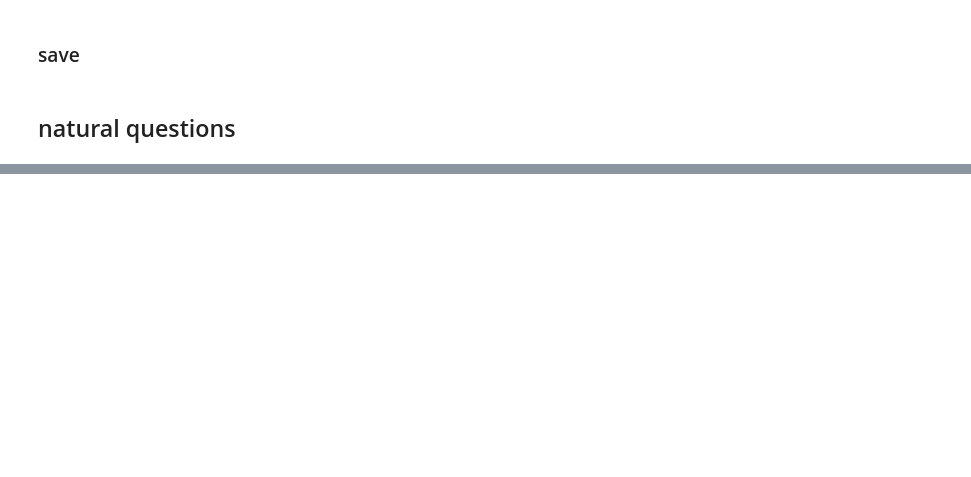
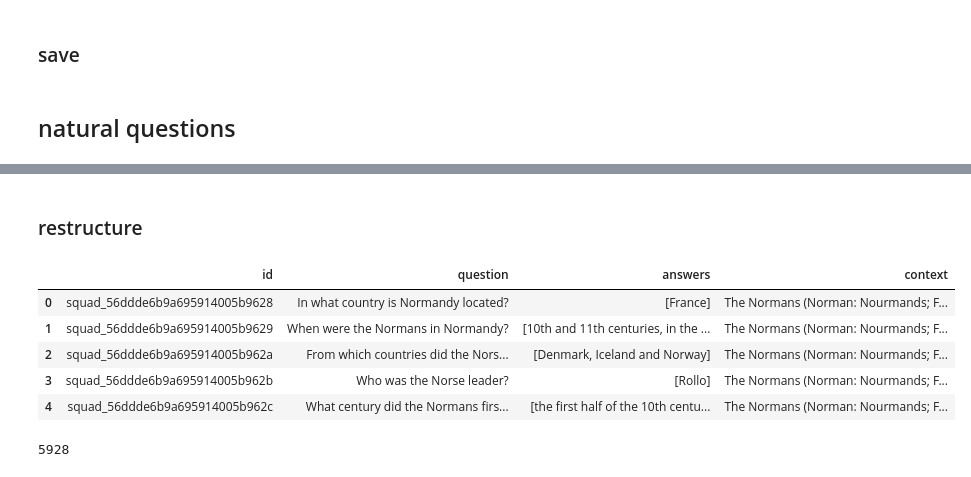
Before and after one commit to qiweijian/HDInstruct, a Jupyter notebook: notebooks/create_dataset.ipynb, the cells around one changed output, grey strips where cells are left out. Drawn from its saved outputs; the diff is of its cells as text; code cells hidden in the pictures; blank space fills up the shorter version.

```diff
--- a/notebooks/create_dataset.ipynb
+++ b/notebooks/create_dataset.ipynb
@@ -95,3 +98,6 @@ unified_coqa_df.head()
 unified_coqa_df.to_json('./data/processed/coqa.json', orient='records', lines=True)
 # %% [markdown]
 ## natural questions
+# %%
+# if you can reach huggingface , you can load_dataset directly
+nq_ds = load_dataset("nq_open", split='validation', cache_dir="/home/qwj/hfcache/datasets")
@@ -97,0 +116,3 @@ unified_coqa_df.to_json('./data/processed/coqa.json', orient='records', lines=Tr
+# %%
+nq_df = pd.DataFrame(nq_ds)
+nq_df.head()
@@ -97,0 +126,11 @@ unified_coqa_df.to_json('./data/processed/coqa.json', orient='records', lines=Tr
+# %%
+new_nq = []
+for idx, row in nq_df.iterrows():
+    new_nq.append({
+        'id': f"nq_{idx}",
+        'question': row['question'],
+        'ground_truth': row['answer']
+    })
+
+new_nq_df = pd.DataFrame(new_nq)
+new_nq_df.head()
@@ -97,0 +205,5 @@ unified_coqa_df.to_json('./data/processed/coqa.json', orient='records', lines=Tr
+# %%
+# download https://rajpurkar.github.io/SQuAD-explorer/dataset/dev-v2.0.json to ./data/raw/squad-dev-v2.0.json
+
+squad_df = pd.DataFrame.from_dict(json.load(open('./data/raw/squad-dev-v2.0.json'))['data'])
+squad_df.head()
@@ -97,0 +217,34 @@ unified_coqa_df.to_json('./data/processed/coqa.json', orient='records', lines=Tr
+# %% [markdown]
+### restructure
+# %%
+def expand_row(row):
+    # 对于每行，生成与问题数相等的行数
+    rows = []
+    for paragraph in row['paragraphs']:
+        for qa in paragraph['qas']:
+            if qa['is_impossible']:
+                continue
+            new_row = {
+                'id': f"squad_{qa['id']}",
+                "question": qa['question'],
+                "answers": list(set([answer['text'] for answer in qa['answers']])),
+                "context": paragraph['context']
+            }
+            rows.append(new_row)
+    return rows
+
+expanded_rows = squad_df.apply(expand_row, axis=1)
+flattened_rows = [row for sublist in expanded_rows for row in sublist]
+new_squad_df = pd.DataFrame(flattened_rows)
+new_squad_df.head()
+# %% [output]
+|  | id | question | answers | context |
+| 0 | squad_56ddde6b9a695914005b9628 | In what country is Normandy located? | [France] | The Normans (Norman: Nourmands; F... |
+| 1 | squad_56ddde6b9a695914005b9629 | When were the Normans in Normandy? | [10th and 11th centuries, in the ... | The Normans (Norman: Nourmands; F... |
+| 2 | squad_56ddde6b9a695914005b962a | From which countries did the Nors... | [Denmark, Iceland and Norway] | The Normans (Norman: Nourmands; F... |
+| 3 | squad_56ddde6b9a695914005b962b | Who was the Norse leader? | [Rollo] | The Normans (Norman: Nourmands; F... |
+| 4 | squad_56ddde6b9a695914005b962c | What century did the Normans firs... | [the first half of the 10th centu... | The Normans (Norman: Nourmands; F... |
+# %%
+len(new_squad_df)
+# %% [output]
+5928
```
Also changed, not shown: parts of 24 cells of this notebook.
